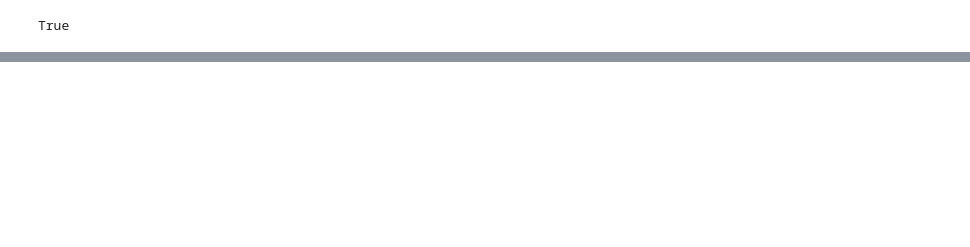
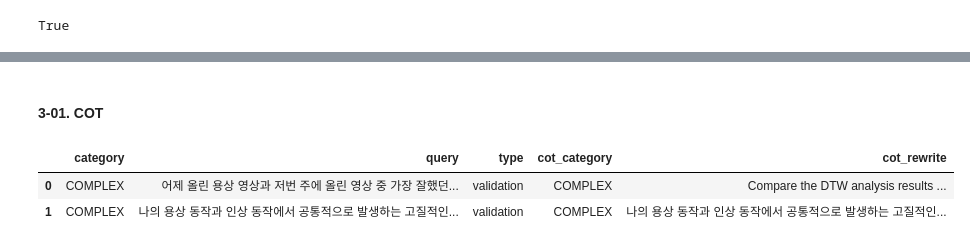
Before and after one commit to yswSlamDunk/SportAgent, a Jupyter notebook: jupyter/4001. Agent.ipynb, the cells around one changed output, grey strips where cells are left out. Drawn from its saved outputs; the diff is of its cells as text; code cells hidden in the pictures; blank space fills up the shorter version.

```diff
--- a/jupyter/4001. Agent.ipynb
+++ b/jupyter/4001. Agent.ipynb
@@ -26,0 +60,7 @@ from langchain.chat_models import init_chat_model
+# %%
+test_df = query_df.groupby('category').sample(frac=0.2)
+query_df['type'] = np.nan
+query_df.loc[~query_df.index.isin(test_df.index), 'type'] = 'validation'
+query_df.loc[query_df.index.isin(test_df.index), 'type'] = 'test'
+
+# query_df.to_csv(query_path, encoding='utf-8-sig', index=False)
@@ -26,0 +126,19 @@ from langchain.chat_models import init_chat_model
+# %%
+class Category(str, Enum):
+    """Defines the query processing categories."""
+    COMPLEX = "COMPLEX"
+    SIMPLE = "SIMPLE"
+    INAPPROPRIATE = "INAPPROPRIATE"
+
+class Intent(BaseModel):
+    """Schema containing the user query’s intent, processing category, and rewritten query."""
+    category: Category = Field(
+        description="Query processing category. Must be one of 'COMPLEX', 'SIMPLE', or 'INAPPROPRIATE'."
+    )
+    query_rewrite: str = Field(
+        description="A rewritten version of the original query to make it easier for downstream Agents to process. If the category is INAPPROPRIATE, contains a rejection message."
+    )
+
+parser = PydanticOutputParser(pydantic_object=Intent)
+# %% [markdown]
+#### 3-01. COT
@@ -26,0 +182,23 @@ from langchain.chat_models import init_chat_model
+# %%
+query_df['cot_category'] = np.nan
+query_df['cot_rewrite'] = np.nan
+
+cot_category_list = []
+cot_rewrite_list = []
+
+for i, row in tqdm(query_df.iterrows()):
+    # result = cot_chain.invoke({'user_query': row['query']})
+    structed_output = parser.parse(result.content)
+    cot_category_list.append(structed_output.category.value)
+    cot_rewrite_list.append(structed_output.query_rewrite)
+
+query_df['cot_category'] = cot_category_list
+query_df['cot_rewrite'] = cot_rewrite_list
+
+# query_df.to_csv('..\\data\\rag\\intent_queries_90.csv', encoding='utf-8-sig', index=False)
+# %%
+query_df.head(2)
+# %% [output]
+|  | category | query | type | cot_category | cot_rewrite |
+| 0 | COMPLEX | 어제 올린 용상 영상과 저번 주에 올린 영상 중 가장 잘했던... | validation | COMPLEX | Compare the DTW analysis results ... |
+| 1 | COMPLEX | 나의 용상 동작과 인상 동작에서 공통적으로 발생하는 고질적인... | validation | COMPLEX | 나의 용상 동작과 인상 동작에서 공통적으로 발생하는 고질적인... |
```
Also changed, not shown: parts of 36 cells of this notebook, 8 other files.
